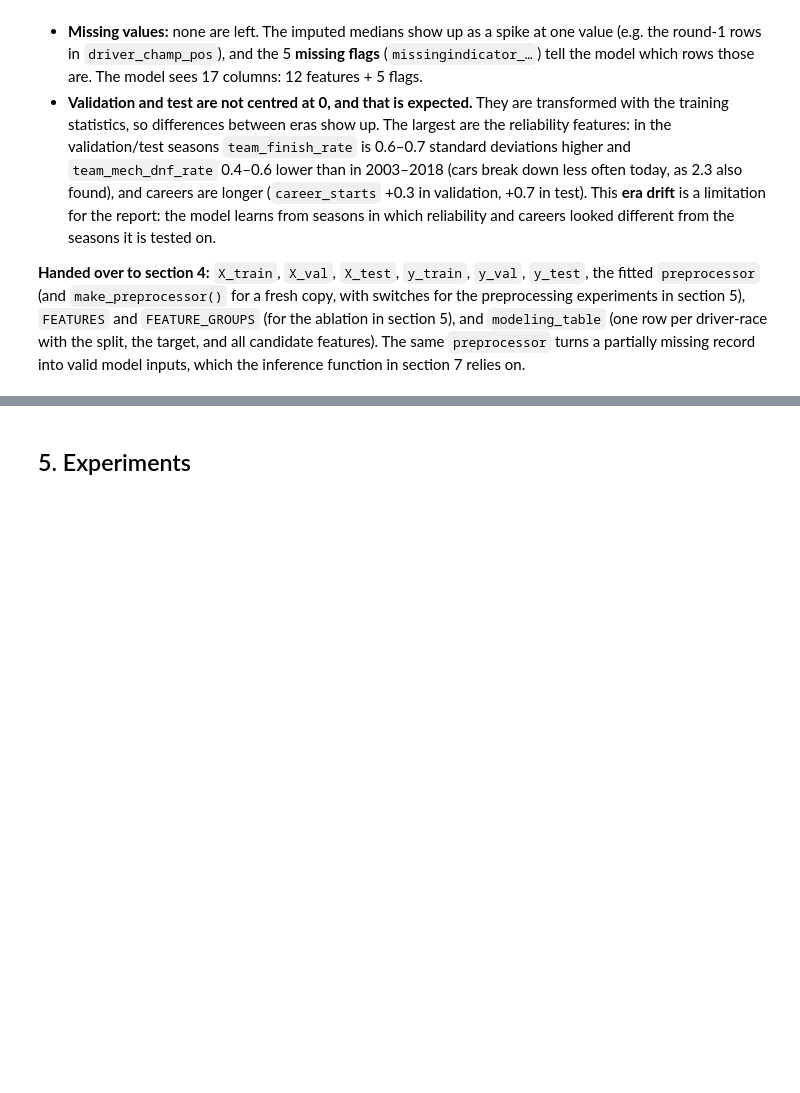
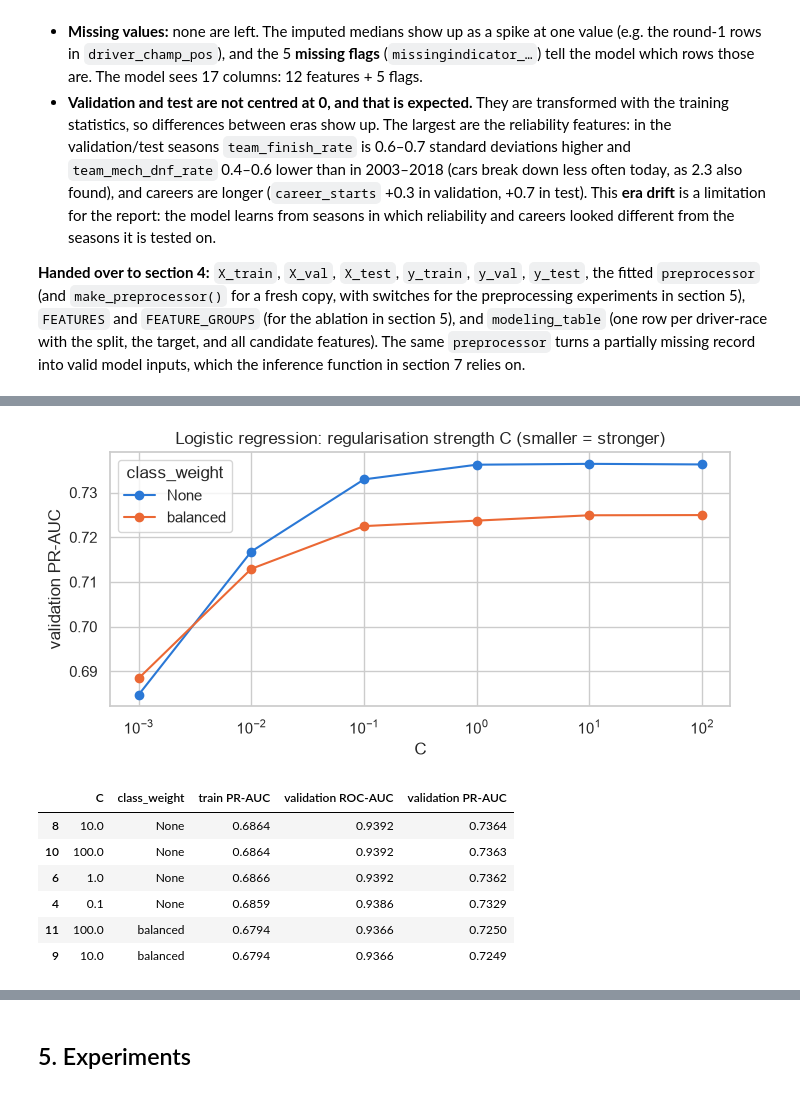
Before and after one commit to Seif2005/ACL2-Project, a Jupyter notebook: Main.ipynb, the cells around one changed output, grey strips where cells are left out. Drawn from its saved outputs; the diff is of its cells as text; code cells hidden in the pictures; blank space fills up the shorter version.

```diff
--- a/Main.ipynb
+++ b/Main.ipynb
@@ -3076,0 +3189,33 @@ valid model inputs, which the inference function in section 7 relies on.
+# %%
+LR_GRID = [{"C": C, "class_weight": weight} for C in [0.001, 0.01, 0.1, 1, 10, 100] for weight in [None, "balanced"]]
+
+
+def tune(make_model, grid):
+    """Fit one model per setting on the training seasons and score it on the validation seasons."""
+    rows = []
+    for params in grid:
+        model = make_model(**params).fit(X_train, y_train)
+        p_train, p_val = model.predict_proba(X_train)[:, 1], model.predict_proba(X_val)[:, 1]
+        rows.append({**{k: str(v) if isinstance(v, tuple) or v is None else v for k, v in params.items()},
+                     "train PR-AUC": average_precision_score(y_train, p_train),
+                     "validation ROC-AUC": roc_auc_score(y_val, p_val),
+                     "validation PR-AUC": average_precision_score(y_val, p_val)})
+    return pd.DataFrame(rows)
+
+
+lr_results = tune(lambda **params: LogisticRegression(max_iter=1000, **params), LR_GRID)
+ax = lr_results.pivot(index="C", columns="class_weight", values="validation PR-AUC").plot(
+    marker="o", logx=True, figsize=(8, 3.3), color=["#2a78d6", "#eb6834"])
+ax.set_ylabel("validation PR-AUC")
+ax.set_title("Logistic regression: regularisation strength C (smaller = stronger)")
+plt.show()
+lr_results.sort_values("validation PR-AUC", ascending=False).head(6).round(4)
+# %% [output]
+[figure, added]
+|  | C | class_weight | train PR-AUC | validation ROC-AUC | validation PR-AUC |
+| 8 | 10.0 | None | 0.6864 | 0.9392 | 0.7364 |
+| 10 | 100.0 | None | 0.6864 | 0.9392 | 0.7363 |
+| 6 | 1.0 | None | 0.6866 | 0.9392 | 0.7362 |
+| 4 | 0.1 | None | 0.6859 | 0.9386 | 0.7329 |
+| 11 | 100.0 | balanced | 0.6794 | 0.9366 | 0.7250 |
+| 9 | 10.0 | balanced | 0.6794 | 0.9366 | 0.7249 |
```
Also changed, not shown: parts of 61 cells of this notebook.
